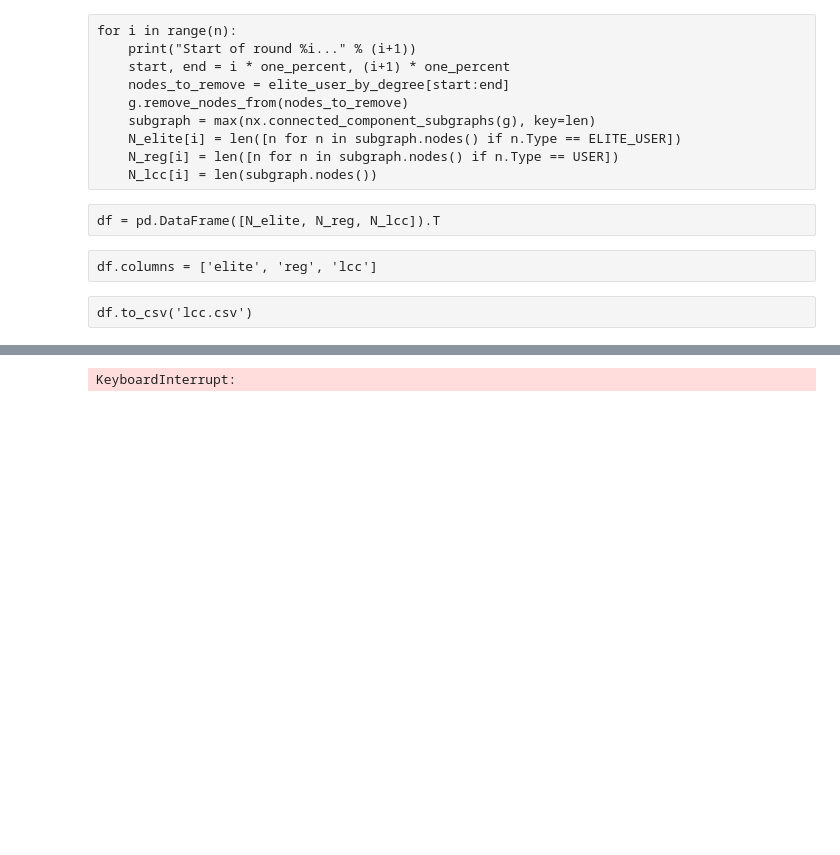
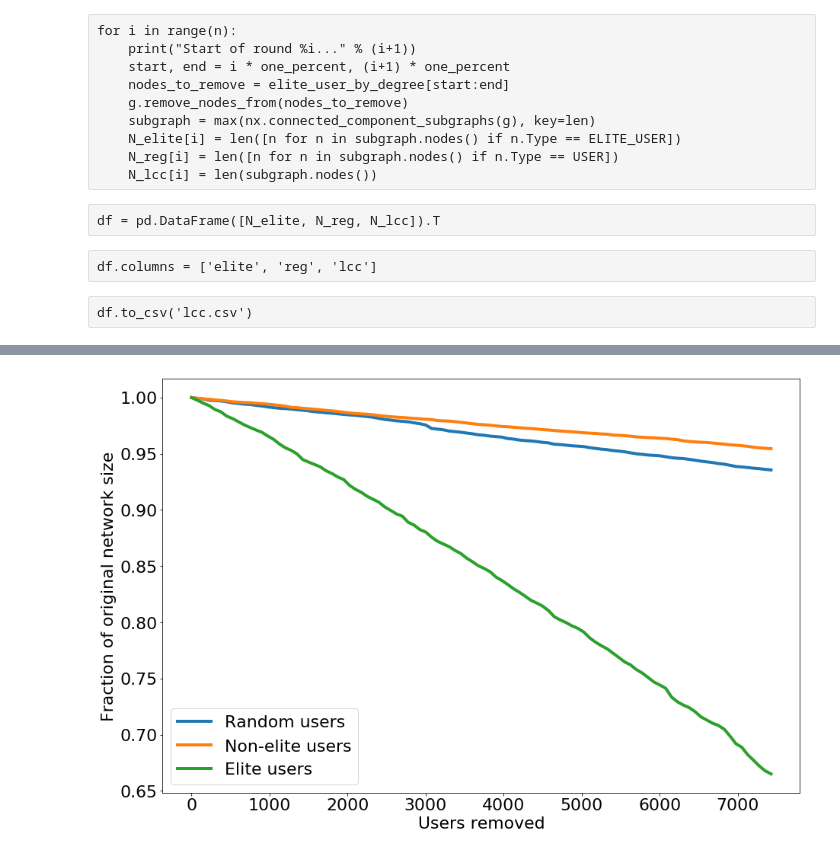
Before and after one commit to thomasnilsson/02805-social-graphs-2018, a Jupyter notebook: project1/Elite users.ipynb, the cells around one changed output, grey strips where cells are left out. Drawn from its saved outputs; the diff is of its cells as text; code cells hidden in the pictures; blank space fills up the shorter version.

```diff
--- a/project1/Elite users.ipynb
+++ b/project1/Elite users.ipynb
@@ -207,6 +207,6 @@ df.columns = ['elite', 'reg', 'lcc']
 # %% [raw]
 df.to_csv('lcc.csv')
 # %%
-lcc_all = pd.read_csv('Remove_All_LCC_based_on_elite_size.txt', header=None)
-lcc_reg = pd.read_csv('Remove_Non_Elites_LCC_based_on_elite_size.txt', header=None)
-lcc_elite = pd.read_csv('Remove_Elites_LCC.txt', header=None)
+lcc_all = pd.read_csv('Remove_All_LCC_based_on_elite_size.txt', header=None, names=['data'])
+lcc_reg = pd.read_csv('Remove_Non_Elites_LCC_based_on_elite_size.txt', header=None, names=['data'])
+lcc_elite = pd.read_csv('Remove_Elites_LCC.txt', header=None, names=['data'])
@@ -232,6 +213,14 @@ import community
-# %%
-full_part = community.best_partition(social_network)
-full_mod = community.modularity(full_part, social_network)
-print('The best partition\'s modularity is %f' % full_mod)
-# %% [output]
-KeyboardInterrupt:
+# %%
+x_ax = 75*np.arange(0,100)
+# %%
+plt.figure(figsize=[15,10])
+plt.plot(x_ax, lcc_all.data / lcc_all.data.max(), linewidth=4)
+plt.plot(x_ax, lcc_reg.data / lcc_reg.data.max(), linewidth=4)
+plt.plot(x_ax, lcc_elite.data / lcc_elite.data.max(), linewidth=4)
+plt.legend(['Random users', 'Non-elite users', 'Elite users'])
+plt.xlabel('Users removed')
+plt.ylabel('Fraction of original network size')
+plt.savefig('plots/robustness_plot.svg', format='svg', bbox_inches="tight")
+plt.show()
+# %% [output]
+[figure, added]
```
Also changed, not shown: parts of 5 cells of this notebook, 4 other files.
